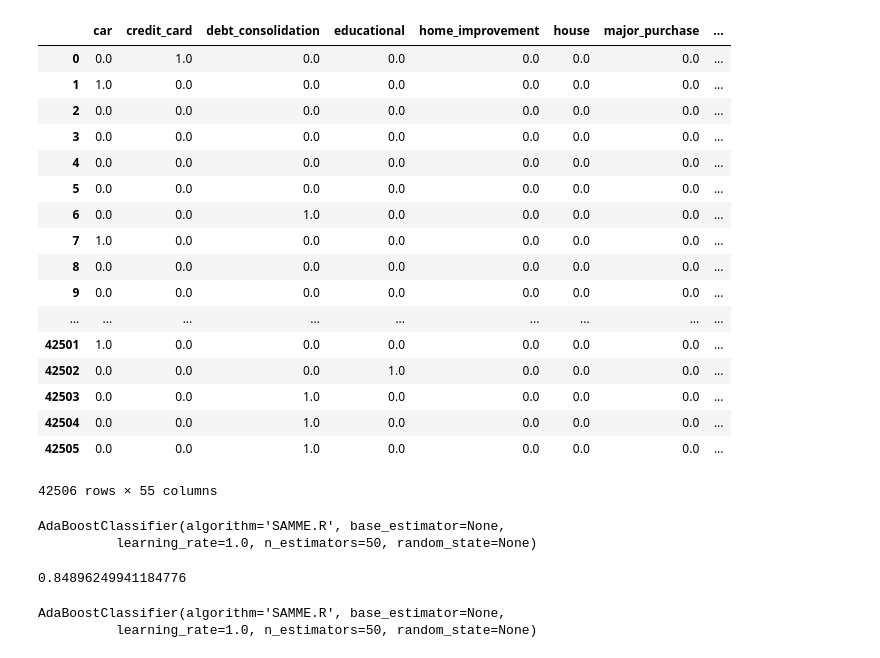
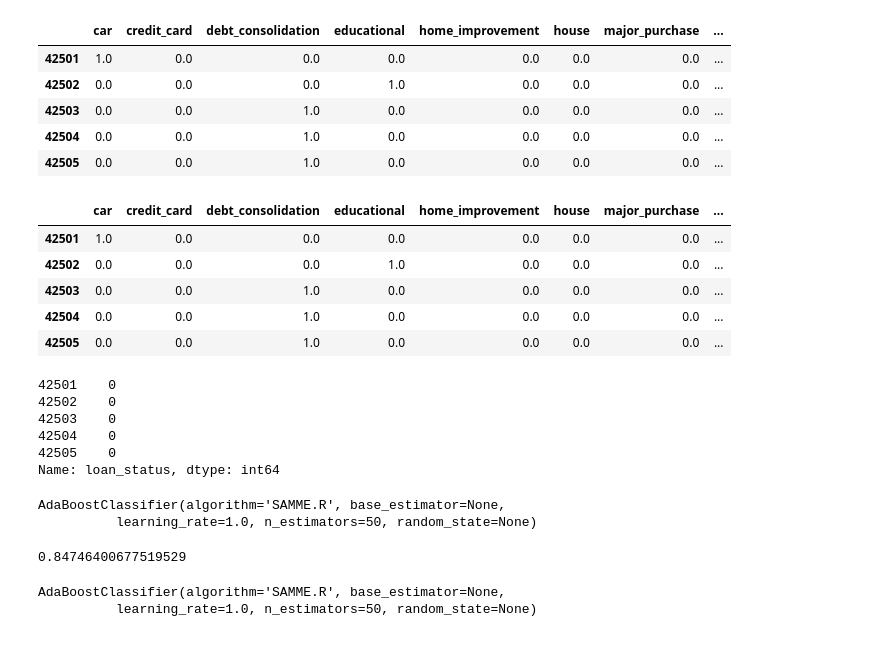
Before and after one commit to lsjhome007/Lendingclub2016q1, a Jupyter notebook: modeling.ipynb, the cells around one changed output. Saved outputs shown, nothing was run; the diff lists cells and outputs as text; code cells hidden in the pictures.

```diff
--- a/modeling.ipynb
+++ b/modeling.ipynb
@@ -16,26 +16,14 @@ from sklearn.tree import DecisionTreeClassifier
 # %%
 df = pd.read_csv('/home/ggjinbuntu/lendingclubcsv/preproccssedlendq1.csv', low_memory=False)
 # %%
-df
+df.tail()
 # %% [output]
 |  | car | credit_card | debt_consolidation | educational | home_improvement | house | major_purchase | ... |
-| 0 | 0.0 | 1.0 | 0.0 | 0.0 | 0.0 | 0.0 | 0.0 | ... |
-| 1 | 1.0 | 0.0 | 0.0 | 0.0 | 0.0 | 0.0 | 0.0 | ... |
-| 2 | 0.0 | 0.0 | 0.0 | 0.0 | 0.0 | 0.0 | 0.0 | ... |
-| 3 | 0.0 | 0.0 | 0.0 | 0.0 | 0.0 | 0.0 | 0.0 | ... |
-| 4 | 0.0 | 0.0 | 0.0 | 0.0 | 0.0 | 0.0 | 0.0 | ... |
-| 5 | 0.0 | 0.0 | 0.0 | 0.0 | 0.0 | 0.0 | 0.0 | ... |
-| 6 | 0.0 | 0.0 | 1.0 | 0.0 | 0.0 | 0.0 | 0.0 | ... |
-| 7 | 1.0 | 0.0 | 0.0 | 0.0 | 0.0 | 0.0 | 0.0 | ... |
-| 8 | 0.0 | 0.0 | 0.0 | 0.0 | 0.0 | 0.0 | 0.0 | ... |
-| 9 | 0.0 | 0.0 | 0.0 | 0.0 | 0.0 | 0.0 | 0.0 | ... |
-| ... | ... | ... | ... | ... | ... | ... | ... | ... |
 | 42501 | 1.0 | 0.0 | 0.0 | 0.0 | 0.0 | 0.0 | 0.0 | ... |
 | 42502 | 0.0 | 0.0 | 0.0 | 1.0 | 0.0 | 0.0 | 0.0 | ... |
 | 42503 | 0.0 | 0.0 | 1.0 | 0.0 | 0.0 | 0.0 | 0.0 | ... |
 | 42504 | 0.0 | 0.0 | 1.0 | 0.0 | 0.0 | 0.0 | 0.0 | ... |
 | 42505 | 0.0 | 0.0 | 1.0 | 0.0 | 0.0 | 0.0 | 0.0 | ... |
-42506 rows × 55 columns
 # %%
 df_X = df.drop(['loan_status'], axis=1)
 # %%
@@ -45,5 +31,18 @@ adaboost = AdaBoostClassifier()
-# %%
-adaboost.fit(df_X, df_y)
-# %% [output]
-AdaBoostClassifier(algorithm='SAMME.R', base_estimator=None,
-          learning_rate=1.0, n_estimators=50, random_state=None)
+# %%
+df_X.tail()
+# %% [output]
+|  | car | credit_card | debt_consolidation | educational | home_improvement | house | major_purchase | ... |
+| 42501 | 1.0 | 0.0 | 0.0 | 0.0 | 0.0 | 0.0 | 0.0 | ... |
+| 42502 | 0.0 | 0.0 | 0.0 | 1.0 | 0.0 | 0.0 | 0.0 | ... |
+| 42503 | 0.0 | 0.0 | 1.0 | 0.0 | 0.0 | 0.0 | 0.0 | ... |
+| 42504 | 0.0 | 0.0 | 1.0 | 0.0 | 0.0 | 0.0 | 0.0 | ... |
+| 42505 | 0.0 | 0.0 | 1.0 | 0.0 | 0.0 | 0.0 | 0.0 | ... |
+# %%
+df_y.tail()
+# %% [output]
+42501    0
+42502    0
+42503    0
+42504    0
+42505    0
+Name: loan_status, dtype: int64
@@ -50,7 +56,13 @@ AdaBoostClassifier(algorithm='SAMME.R', base_estimator=None,
+# %%
+#Make a model with training data
+adaboost.fit(X_train, y_train)
+# %% [output]
+AdaBoostClassifier(algorithm='SAMME.R', base_estimator=None,
+          learning_rate=1.0, n_estimators=50, random_state=None)
 # %%
-adaboost.score(df_X, df_y)
+adaboost.score(X_test, y_test)
 # %% [output]
-0.84896249941184776
+0.84746400677519529
 # %%
 adaboost
 # %% [output]
```
Also changed, not shown: parts of 27 cells of this notebook.
